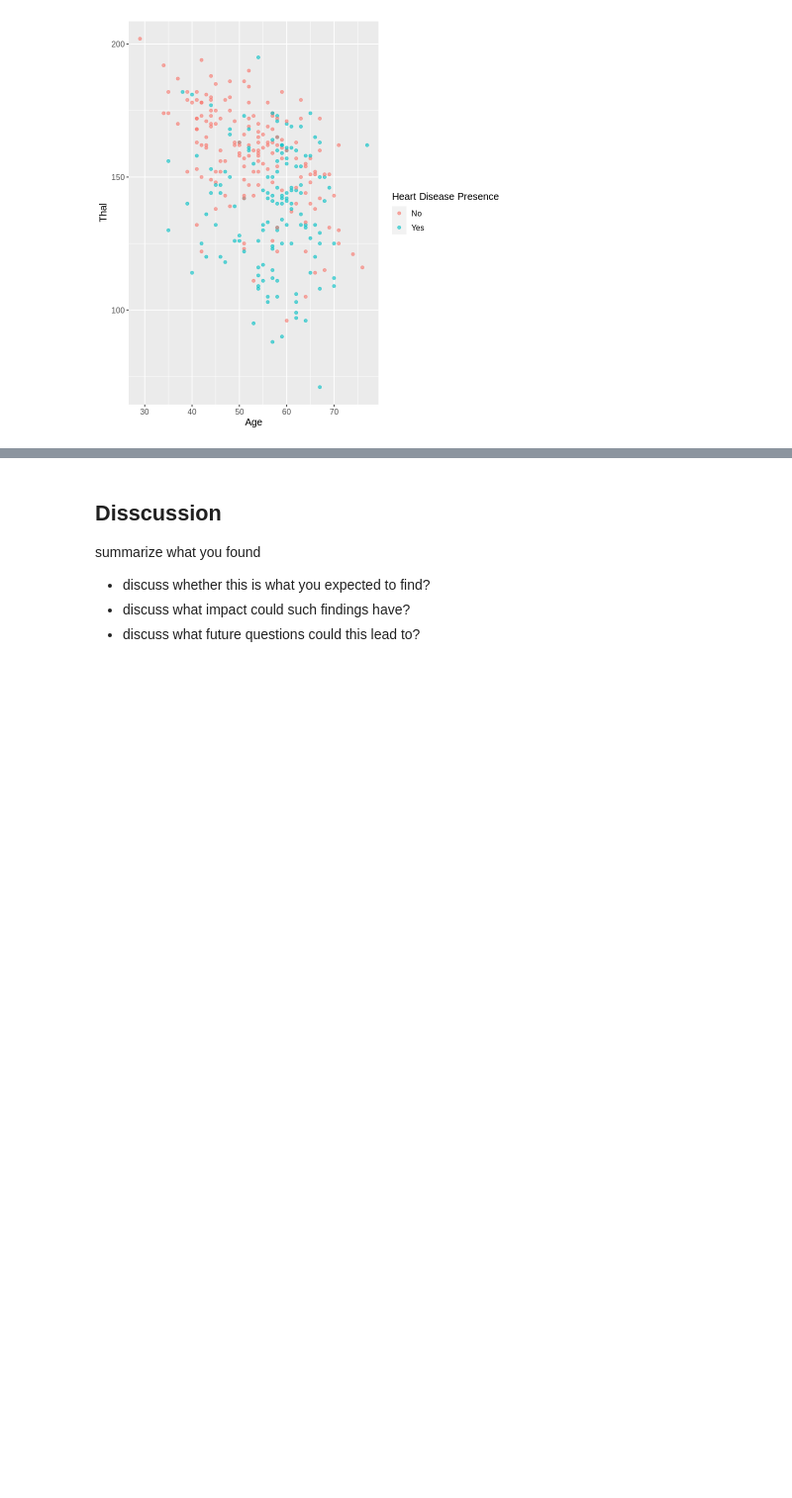
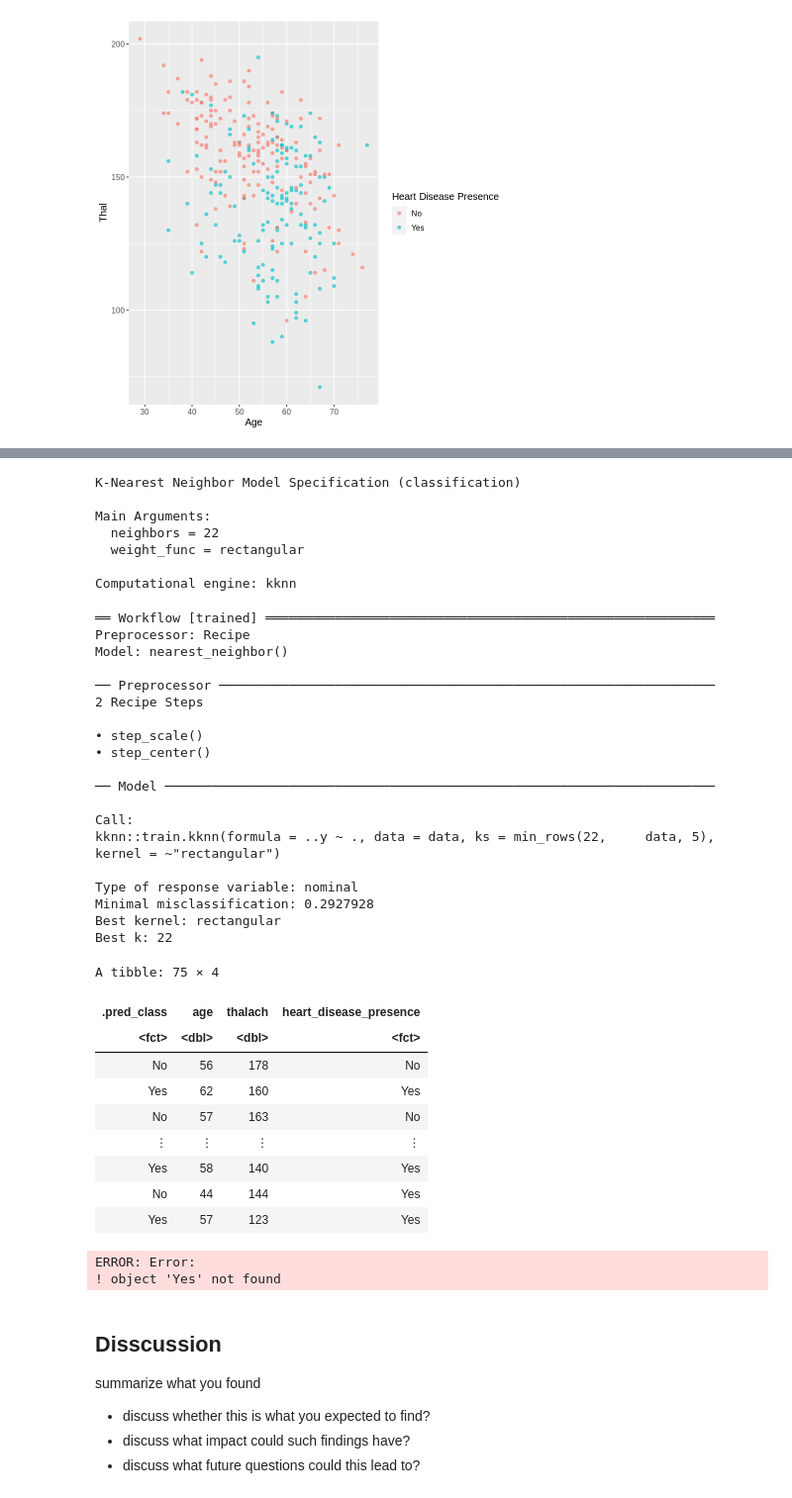
Before and after one commit to acorni02/dsci-100-2022w1-group-4, a Jupyter notebook: group_project_report.ipynb, the cells around one changed output, grey strips where cells are left out. Shown at 99% size. Drawn from its saved outputs; the diff is of its cells as text; code cells hidden in the pictures; blank space fills up the shorter version.

```diff
--- a/group_project_report.ipynb
+++ b/group_project_report.ipynb
@@ -160,3 +236,62 @@ ERROR: Error in set_seed(1234): could not find function "set_seed"
+# %%
+#we can infer that k= 16 gives us the greatest accuracy
+knn_spec2<-nearest_neighbor(weight_func="rectangular", neighbors= 22)|>
+set_engine("kknn")|>
+set_mode("classification")
+knn_spec2
+
+heart_fit<-workflow()|>
+add_recipe(heart_recipe)|>
+add_model(knn_spec2)|>
+fit(data=heart_disease_training)
+heart_fit
+
+heart_predictions<-predict(heart_fit, heart_disease_testing)|>
+bind_cols(heart_disease_testing)
+heart_predictions
+
+heart_metrics<-heart_predictions|>
+metrics(truth= Yes, esitimate=.pred_class)
+heart_metrics
+# %% [output]
+K-Nearest Neighbor Model Specification (classification)
+
+Main Arguments:
+  neighbors = 22
+  weight_func = rectangular
+
+Computational engine: kknn
+══ Workflow [trained] ══════════════════════════════════════════════════════════
+Preprocessor: Recipe
+Model: nearest_neighbor()
+
+── Preprocessor ────────────────────────────────────────────────────────────────
+2 Recipe Steps
+
+• step_scale()
+• step_center()
+
+── Model ───────────────────────────────────────────────────────────────────────
+
+Call:
+kknn::train.kknn(formula = ..y ~ ., data = data, ks = min_rows(22,     data, 5), kernel = ~"rectangular")
+
+Type of response variable: nominal
+Minimal misclassification: 0.2927928
+Best kernel: rectangular
+Best k: 22
+A tibble: 75 × 4
+| .pred_class | age | thalach | heart_disease_presence |
+| <fct> | <dbl> | <dbl> | <fct> |
+| No | 56 | 178 | No |
+| Yes | 62 | 160 | Yes |
+| No | 57 | 163 | No |
+| ⋮ | ⋮ | ⋮ | ⋮ |
+| Yes | 58 | 140 | Yes |
+| No | 44 | 144 | Yes |
+| Yes | 57 | 123 | Yes |
+ERROR: Error:
+! object 'Yes' not found
 # %% [markdown]
 Disscussion
 -
```
Also changed, not shown: parts of 4 cells of this notebook.
